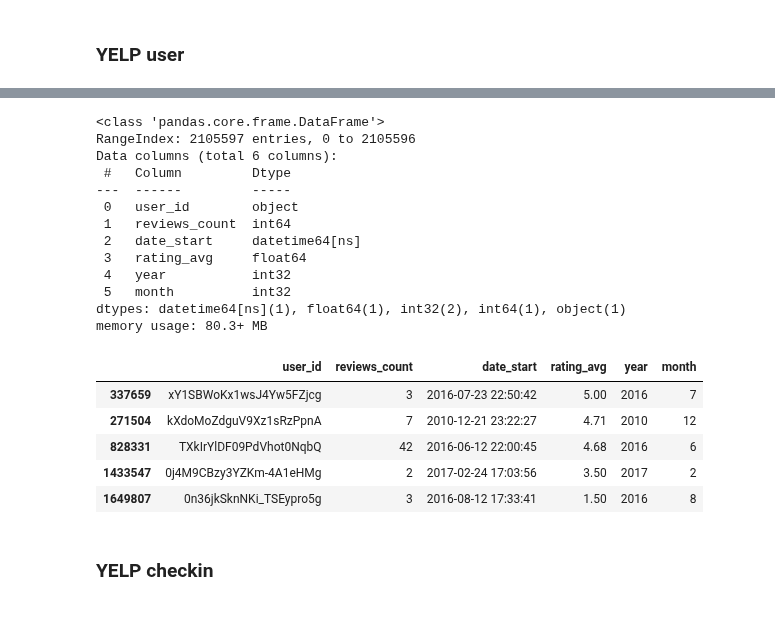
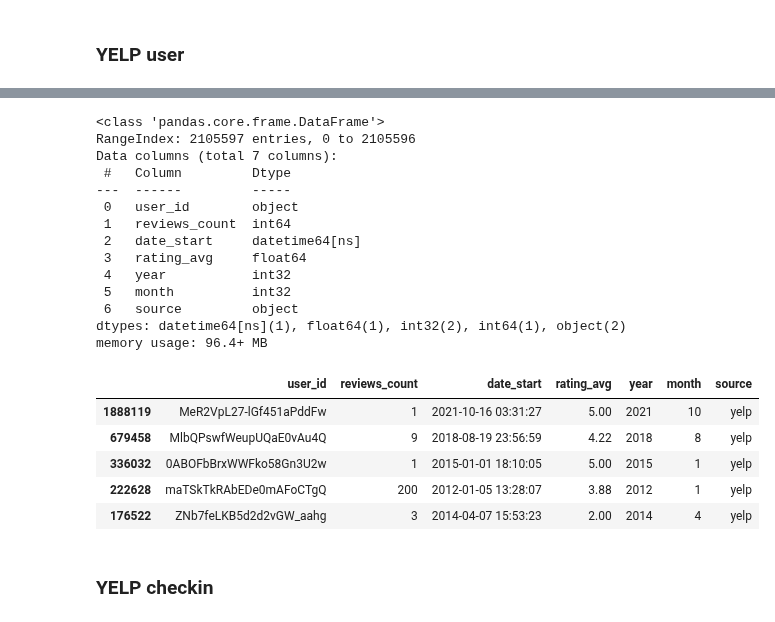
Before and after one commit to SaloLL/DS_ProjectFinal, a Jupyter notebook: DS_PjFinal_EDA.ipynb, the cells around one changed output, grey strips where cells are left out. Cells and saved outputs as stored; diff of their text form; code cells hidden in the pictures.

```diff
--- a/DS_PjFinal_EDA.ipynb
+++ b/DS_PjFinal_EDA.ipynb
@@ -282,36 +282,38 @@ None
 # %%
 # Selección de campos
 dfy_user = dfy_user[['user_id', 'review_count', 'yelping_since', 'average_stars']]
 dfy_user = dfy_user.rename(columns={'review_count':'reviews_count', 'yelping_since':'date_start', 'average_stars':'rating_avg'})
 
 dfy_user['date_start'] = pd.to_datetime(dfy_user['date_start'], errors='coerce')
 dfy_user.reset_index(drop=True, inplace=True)
 
 dfy_user['year'] = dfy_user['date_start'].dt.year
 dfy_user['month'] = dfy_user['date_start'].dt.month
 
+dfy_user['source'] = 'yelp'
 dfy_user.info()
 dfy_user.sample(5)
 # %% [output]
 <class 'pandas.core.frame.DataFrame'>
 RangeIndex: 2105597 entries, 0 to 2105596
-Data columns (total 6 columns):
+Data columns (total 7 columns):
  #   Column         Dtype
 ---  ------         -----
  0   user_id        object
  1   reviews_count  int64
  2   date_start     datetime64[ns]
  3   rating_avg     float64
  4   year           int32
  5   month          int32
-dtypes: datetime64[ns](1), float64(1), int32(2), int64(1), object(1)
-memory usage: 80.3+ MB
+ 6   source         object
+dtypes: datetime64[ns](1), float64(1), int32(2), int64(1), object(2)
+memory usage: 96.4+ MB
-|  | user_id | reviews_count | date_start | rating_avg | year | month |
-| 337659 | xY1SBWoKx1wsJ4Yw5FZjcg | 3 | 2016-07-23 22:50:42 | 5.00 | 2016 | 7 |
-| 271504 | kXdoMoZdguV9Xz1sRzPpnA | 7 | 2010-12-21 23:22:27 | 4.71 | 2010 | 12 |
-| 828331 | TXkIrYlDF09PdVhot0NqbQ | 42 | 2016-06-12 22:00:45 | 4.68 | 2016 | 6 |
-| 1433547 | 0j4M9CBzy3YZKm-4A1eHMg | 2 | 2017-02-24 17:03:56 | 3.50 | 2017 | 2 |
-| 1649807 | 0n36jkSknNKi_TSEypro5g | 3 | 2016-08-12 17:33:41 | 1.50 | 2016 | 8 |
+|  | user_id | reviews_count | date_start | rating_avg | year | month | source |
+| 1888119 | MeR2VpL27-lGf451aPddFw | 1 | 2021-10-16 03:31:27 | 5.00 | 2021 | 10 | yelp |
+| 679458 | MlbQPswfWeupUQaE0vAu4Q | 9 | 2018-08-19 23:56:59 | 4.22 | 2018 | 8 | yelp |
+| 336032 | 0ABOFbBrxWWFko58Gn3U2w | 1 | 2015-01-01 18:10:05 | 5.00 | 2015 | 1 | yelp |
+| 222628 | maTSkTkRAbEDe0mAFoCTgQ | 200 | 2012-01-05 13:28:07 | 3.88 | 2012 | 1 | yelp |
+| 176522 | ZNb7feLKB5d2d2vGW_aahg | 3 | 2014-04-07 15:53:23 | 2.00 | 2014 | 4 | yelp |
 # %% [markdown]
 ### YELP checkin
 # %%
```
Also changed, not shown: parts of 42 cells of this notebook, 1 other file.
